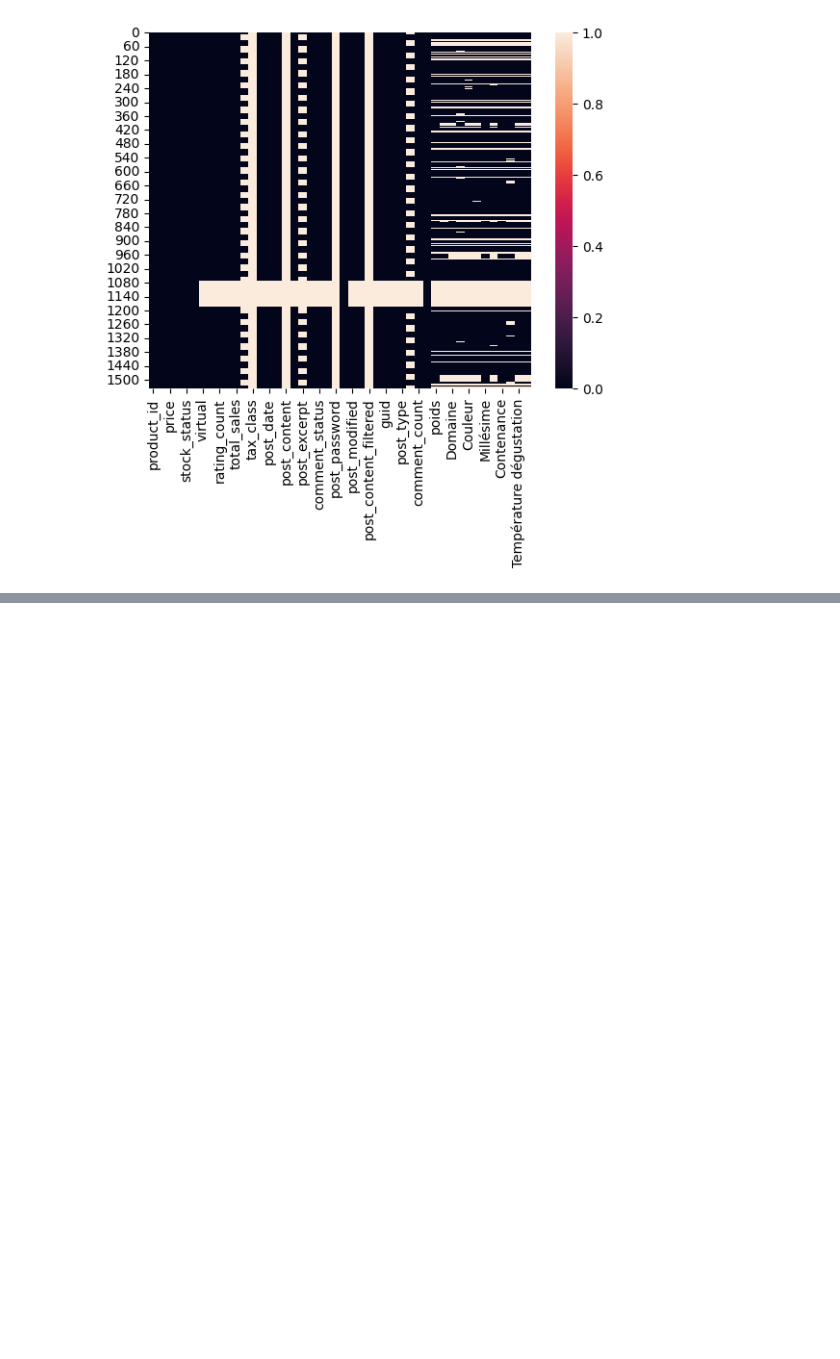
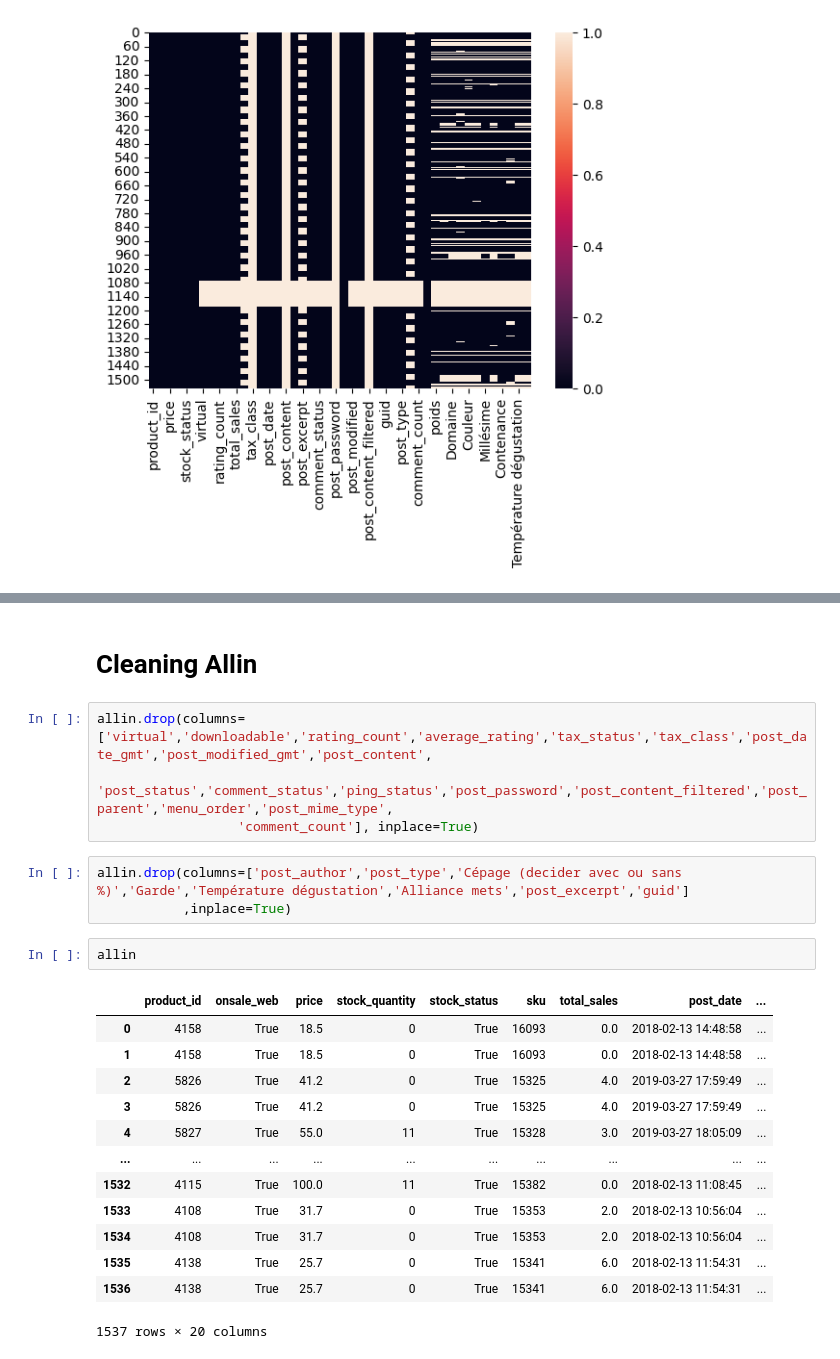
Before and after one commit to Idolrice/projet_6_OC, a Jupyter notebook: notebooks/01-data-preparation.ipynb, the cells around one changed output, grey strips where cells are left out. Saved outputs shown, nothing was run; the diff lists cells and outputs as text; blank space fills up the shorter version.

Commit message:
update_27/04_allin_cleaning

```diff
--- a/notebooks/01-data-preparation.ipynb
+++ b/notebooks/01-data-preparation.ipynb
@@ -1194,0 +1239,25 @@ sns.heatmap(allin.isna())
+# %% [markdown]
+# Cleaning Allin #
+# %%
+allin.drop(columns=['virtual','downloadable','rating_count','average_rating','tax_status','tax_class','post_date_gmt','post_modified_gmt','post_content',
+                  'post_status','comment_status','ping_status','post_password','post_content_filtered','post_parent','menu_order','post_mime_type',
+                  'comment_count'], inplace=True)
+# %%
+allin.drop(columns=['post_author','post_type','Cépage (decider avec ou sans %)','Garde','Température dégustation','Alliance mets','post_excerpt','guid']
+           ,inplace=True)
+# %%
+allin
+# %% [output]
+|  | product_id | onsale_web | price | stock_quantity | stock_status | sku | total_sales | post_date | ... |
+| 0 | 4158 | True | 18.5 | 0 | True | 16093 | 0.0 | 2018-02-13 14:48:58 | ... |
+| 1 | 4158 | True | 18.5 | 0 | True | 16093 | 0.0 | 2018-02-13 14:48:58 | ... |
+| 2 | 5826 | True | 41.2 | 0 | True | 15325 | 4.0 | 2019-03-27 17:59:49 | ... |
+| 3 | 5826 | True | 41.2 | 0 | True | 15325 | 4.0 | 2019-03-27 17:59:49 | ... |
+| 4 | 5827 | True | 55.0 | 11 | True | 15328 | 3.0 | 2019-03-27 18:05:09 | ... |
+| ... | ... | ... | ... | ... | ... | ... | ... | ... | ... |
+| 1532 | 4115 | True | 100.0 | 11 | True | 15382 | 0.0 | 2018-02-13 11:08:45 | ... |
+| 1533 | 4108 | True | 31.7 | 0 | True | 15353 | 2.0 | 2018-02-13 10:56:04 | ... |
+| 1534 | 4108 | True | 31.7 | 0 | True | 15353 | 2.0 | 2018-02-13 10:56:04 | ... |
+| 1535 | 4138 | True | 25.7 | 0 | True | 15341 | 6.0 | 2018-02-13 11:54:31 | ... |
+| 1536 | 4138 | True | 25.7 | 0 | True | 15341 | 6.0 | 2018-02-13 11:54:31 | ... |
+1537 rows × 20 columns
```
Also changed, not shown: parts of 23 cells of this notebook.
